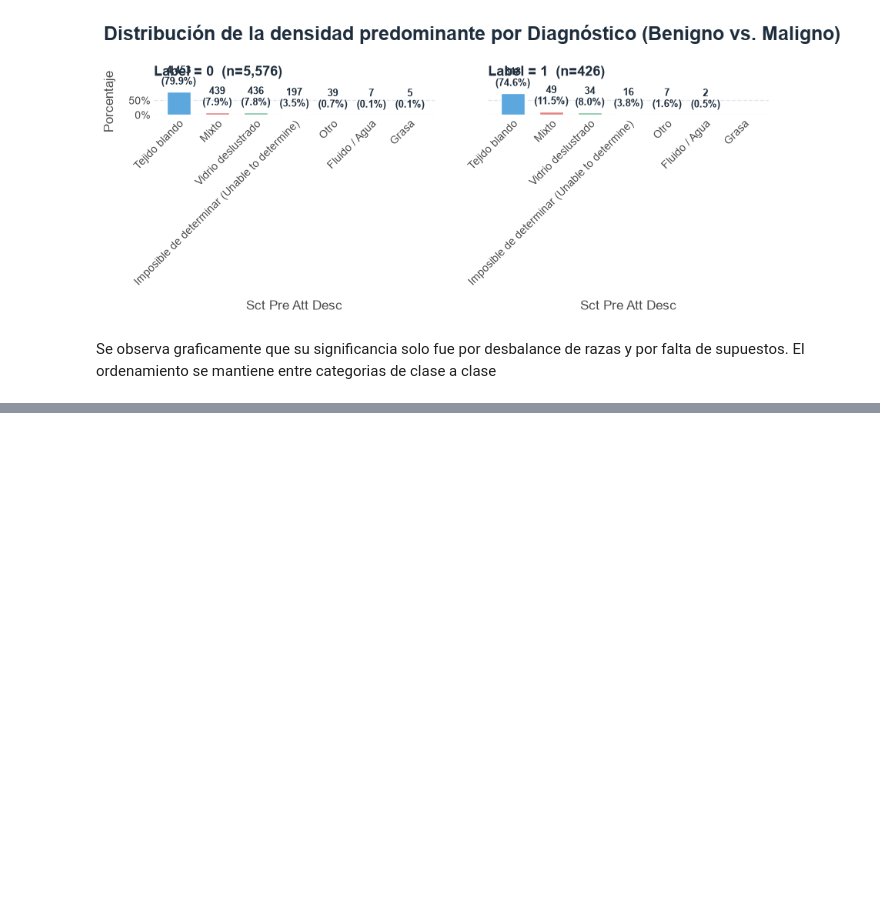
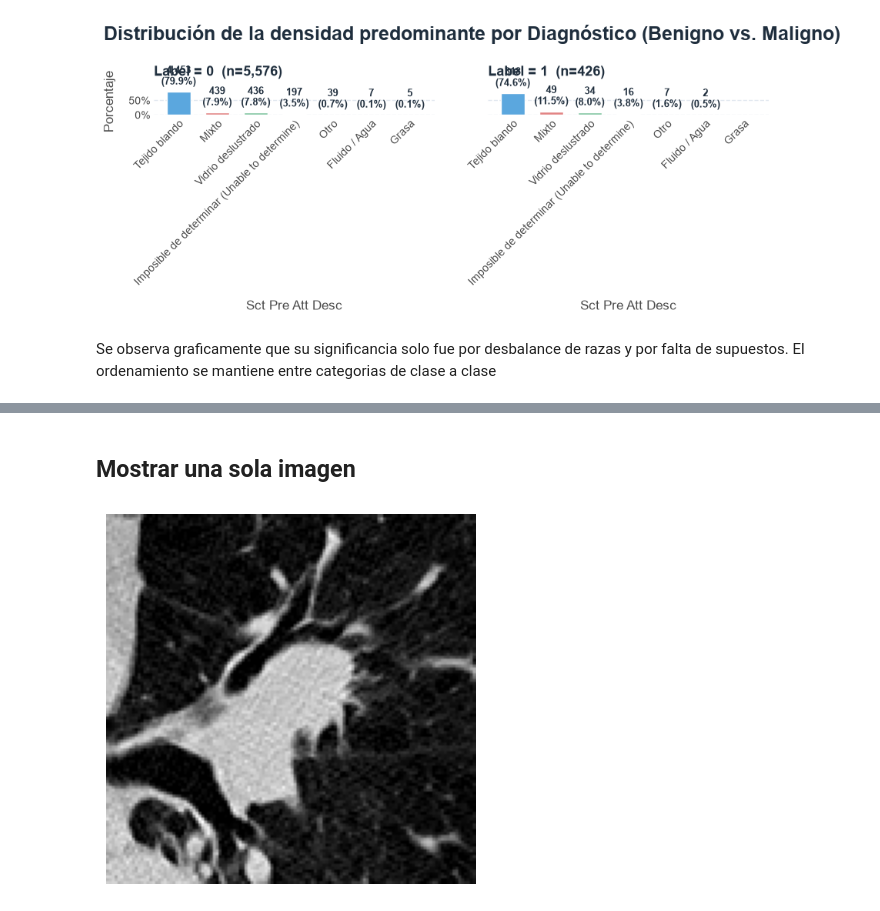
Before and after one commit to juanpablocarrillohortua/health_tech_lung_cancer, a Jupyter notebook: notebooks/image_caracteristics.ipynb, the cells around one changed output, grey strips where cells are left out. Cells and saved outputs as stored; diff of their text form; code cells hidden in the pictures; blank space fills up the shorter version.

```diff
--- a/notebooks/image_caracteristics.ipynb
+++ b/notebooks/image_caracteristics.ipynb
@@ -780,0 +1182,41 @@ Se observa graficamente que su significancia solo fue por desbalance de razas y
+# %%
+csv_path = config.LUNA25_LABELS
+data_dir = config.NODULE_BLOCKS_ROOT
+
+df_analisis = pd.read_csv(csv_path)
+
+device = get_device()
+loader = build_dataloader(
+    data_dir,
+    df_analisis,
+    batch_size=1,
+    num_workers=8,
+    device=device,
+    coord_order="zyx",
+    expected_shape=BLOCK_SHAPE,
+)
+extractor = PatchExtractor(
+    size_px=64, size_mm=50, mode="3D", padding_mode="border"
+).to(device)
+# %% [markdown]
+## Mostrar una sola imagen
+# %%
+# Convertir el DataLoader a un iterador
+data_iter = iter(loader)
+
+# Obtener el primer batch
+batch = next(data_iter)
+# %%
+img_3d = batch.image.squeeze()
+
+# Si el tensor está en GPU, muévelo a CPU y conviértelo a NumPy
+if hasattr(img_3d, "cpu"):
+    img_3d = img_3d.cpu().numpy()
+
+# Visualiza un corte central a lo largo de la primera dimensión (profundidad)
+slice_idx = img_3d.shape[0] // 2
+plt.imshow(img_3d[slice_idx], cmap="gray")
+plt.axis("off")
+plt.show()
+# %% [output]
+[figure, added]
```
Also changed, not shown: parts of 35 cells of this notebook, 2 other files.
